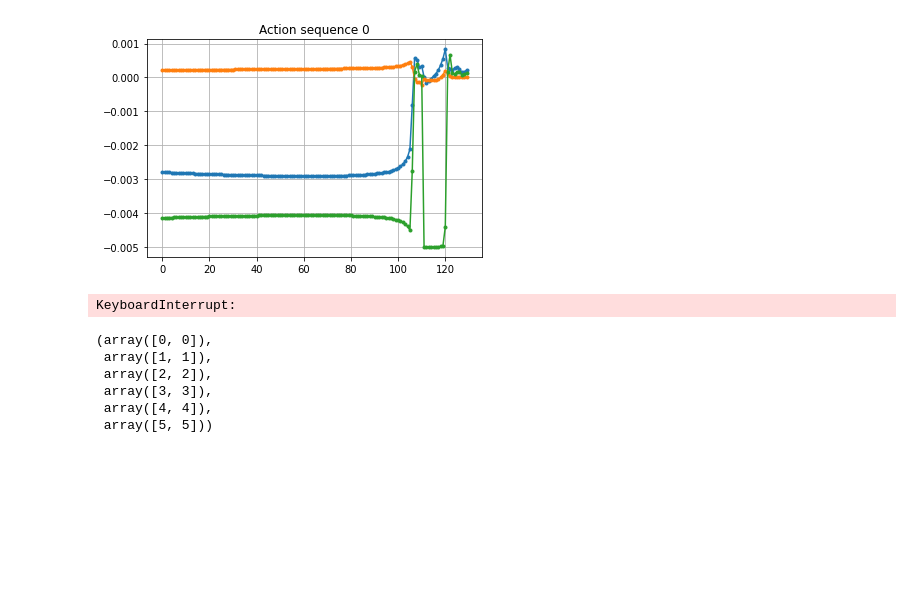
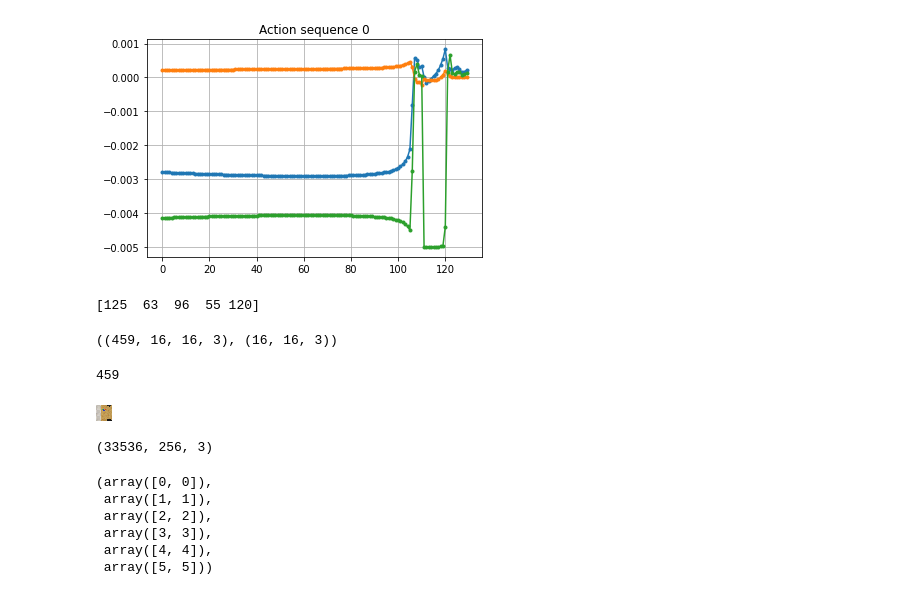
Before and after one commit to huber2/msc_project, a Jupyter notebook: analysis/analyse_data.ipynb, the cells around one changed output. Saved outputs shown, nothing was run; the diff lists cells and outputs as text; code cells hidden in the pictures; blank space fills up the shorter version.

```diff
--- a/analysis/analyse_data.ipynb
+++ b/analysis/analyse_data.ipynb
@@ -31,6 +75,17 @@ plt.title('Action sequence 0')
 Text(0.5, 1.0, 'Action sequence 0')
 [figure]
 # %%
-i =  demos['demo_image_sequences']
+imgs_seq =  demos['demo_image_sequences']
+print(id)
 # %% [output]
-KeyboardInterrupt:
+[125  63  96  55 120]
+# %%
+imgs_seq.shape, imgs_seq[0].shape
+# %% [output]
+((459, 16, 16, 3), (16, 16, 3))
+# %%
+xint = np.array(imgs_seq * 255, dtype=np.uint8)
+imgs = [Image.fromarray(i) for i in xint]
+print(len(imgs))
+# %% [output]
+459
@@ -37,3 +94,11 @@ KeyboardInterrupt:
+# %%
+display.Image('../data/video.gif')
+# %% [output]
+[figure, added]
+# %%
+x_data.shape
+# %% [output]
+(33536, 256, 3)
 # %%
 x = np.arange(6)
 y = np.arange(6)
```
Also changed, not shown: parts of 13 cells of this notebook, 12 other files.
